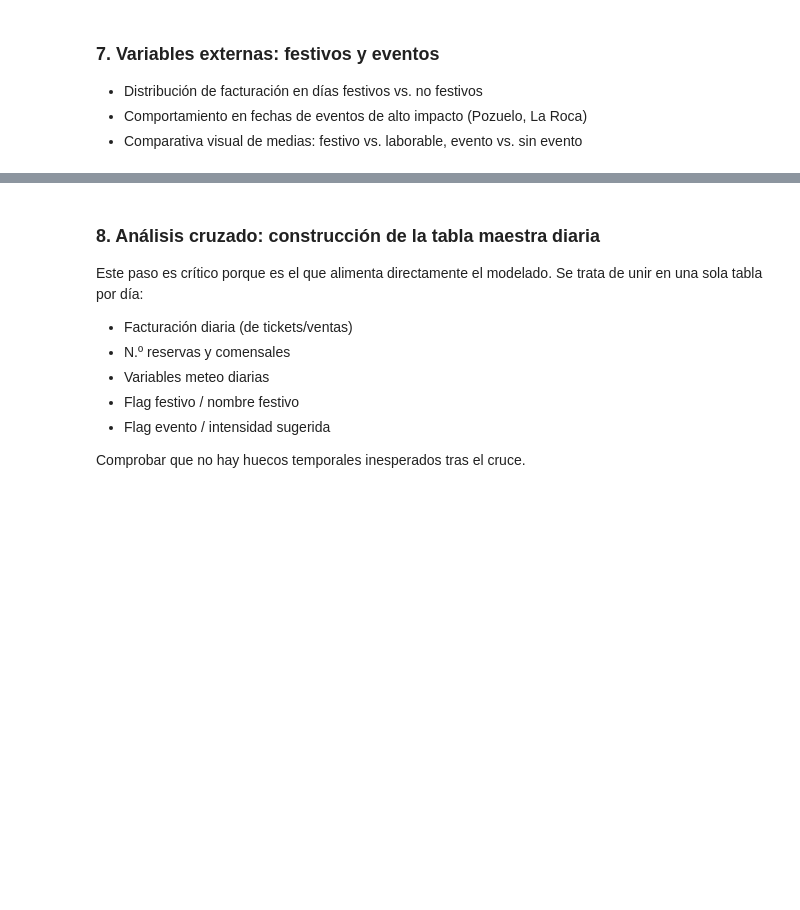
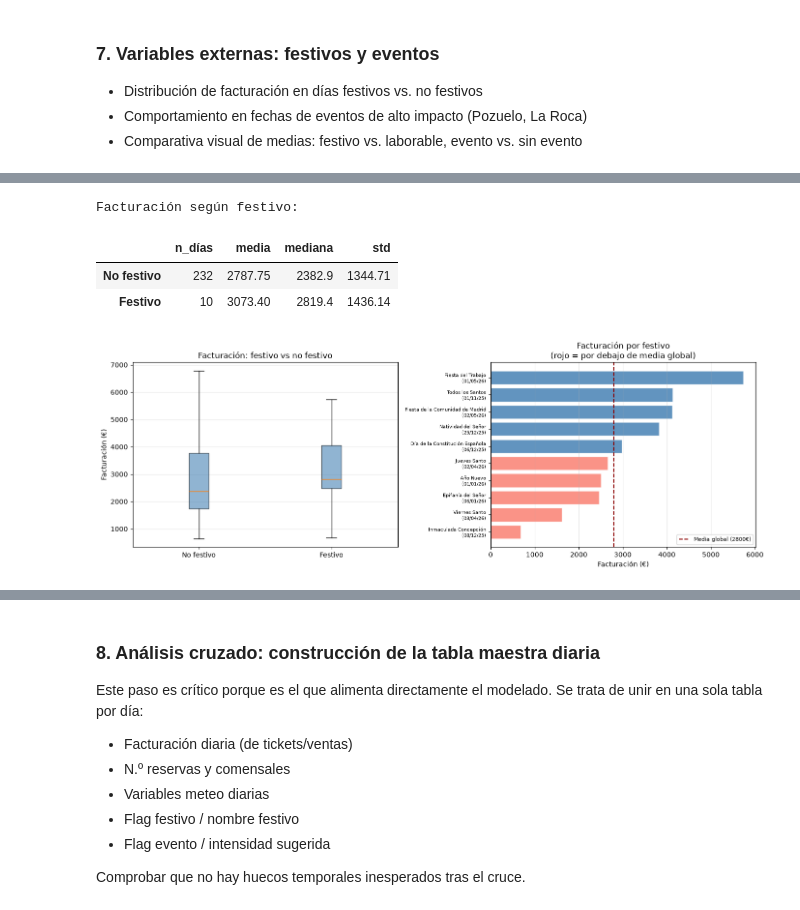
Before and after one commit to Joaquindam/TFM-Hosteleria-AI, a Jupyter notebook: notebooks/03_EDA.ipynb, the cells around one changed output, grey strips where cells are left out. Drawn from its saved outputs; the diff is of its cells as text; code cells hidden in the pictures; blank space fills up the shorter version.

```diff
--- a/notebooks/03_EDA.ipynb
+++ b/notebooks/03_EDA.ipynb
@@ -1772,0 +1968,58 @@ Facturación según cuartil de temperatura:
+# %%
+stats_festivo = (
+    df_analisis
+    .groupby('es_festivo')['facturacion']
+    .agg(['count','mean','median','std'])
+    .round(2)
+)
+stats_festivo.index = ['No festivo', 'Festivo']
+stats_festivo.columns = ['n_días','media','mediana','std']
+
+print("Facturación según festivo:")
+display(stats_festivo)
+
+fig, axes = plt.subplots(1, 2, figsize=(14, 5))
+
+# Boxplot festivo vs no festivo
+data_fest = [
+    df_analisis.loc[df_analisis['es_festivo']==0, 'facturacion'].values,
+    df_analisis.loc[df_analisis['es_festivo']==1, 'facturacion'].values,
+]
+axes[0].boxplot(data_fest, tick_labels=['No festivo', 'Festivo'],
+                patch_artist=True,
+                boxprops=dict(facecolor='steelblue', alpha=0.6),
+                flierprops=dict(marker='o', markersize=4, alpha=0.4))
+axes[0].set_title('Facturación: festivo vs no festivo')
+axes[0].set_ylabel('Facturación (€)')
+axes[0].grid(axis='y', alpha=0.3)
+
+# Detalle por festivo individual vs media global
+festivos_con_fact = df_analisis[df_analisis['es_festivo']==1].sort_values('facturacion')
+media_global = df_analisis['facturacion'].mean()
+
+if len(festivos_con_fact) > 0:
+    colores = ['salmon' if v < media_global else 'steelblue'
+               for v in festivos_con_fact['facturacion']]
+    axes[1].barh(
+        festivos_con_fact['festivo_nombre'] + '\n(' +
+        festivos_con_fact['fecha'].dt.strftime('%d/%m/%y') + ')',
+        festivos_con_fact['facturacion'],
+        color=colores, alpha=0.85, edgecolor='white'
+    )
+    axes[1].axvline(media_global, color='darkred', linestyle='--',
+                    linewidth=1.5, label=f'Media global ({media_global:.0f}€)')
+    axes[1].set_title('Facturación por festivo\n(rojo = por debajo de media global)')
+    axes[1].set_xlabel('Facturación (€)')
+    axes[1].legend(fontsize=8)
+    axes[1].grid(axis='x', alpha=0.3)
+    axes[1].tick_params(axis='y', labelsize=7)
+
+plt.tight_layout()
+plt.savefig(FIGURES_DIR / 'eventos_festivos.png', dpi=150, bbox_inches='tight')
+plt.show()
+# %% [output]
+Facturación según festivo:
+|  | n_días | media | mediana | std |
+| No festivo | 232 | 2787.75 | 2382.9 | 1344.71 |
+| Festivo | 10 | 3073.40 | 2819.4 | 1436.14 |
+[figure, added]
```
Also changed, not shown: parts of 31 cells of this notebook, 17 other files.
